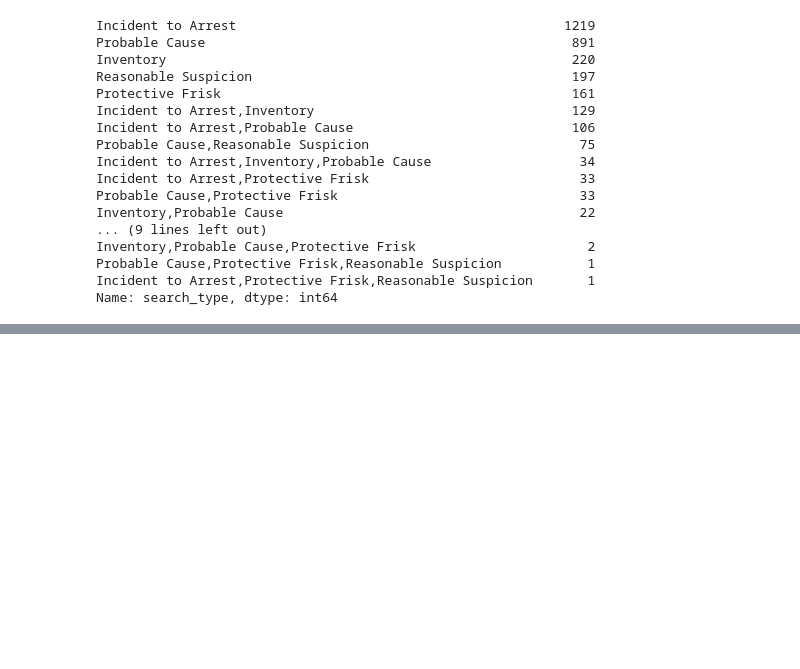
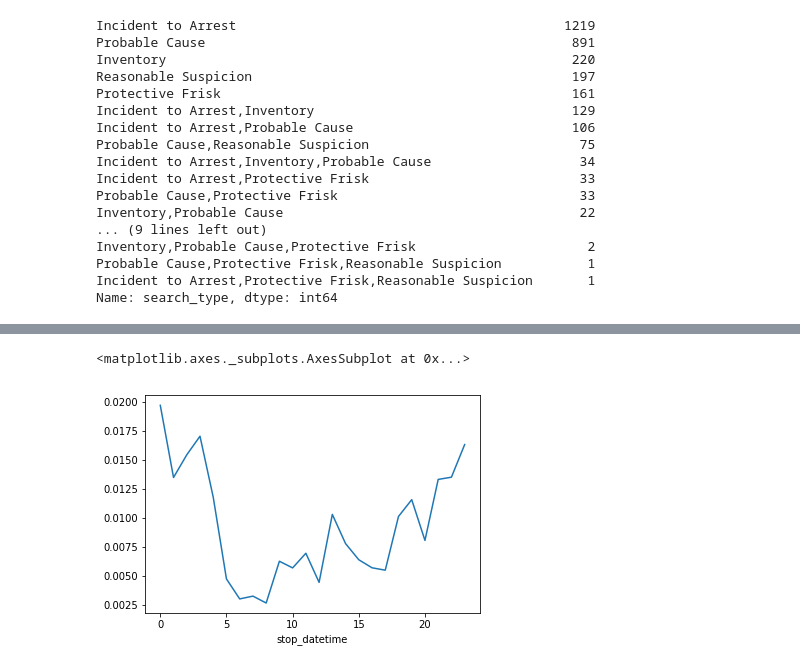
Before and after one commit to Inamdarpushkar/PyR, a Jupyter notebook: PyR.ipynb, the cells around one changed output, grey strips where cells are left out. Drawn from its saved outputs; the diff is of its cells as text; code cells hidden in the pictures; blank space fills up the shorter version.

```diff
--- a/PyR.ipynb
+++ b/PyR.ipynb
@@ -222,3 +222,5 @@ Inventory,Probable Cause,Protective Frisk                      2
 Probable Cause,Protective Frisk,Reasonable Suspicion           1
 Incident to Arrest,Protective Frisk,Reasonable Suspicion       1
 Name: search_type, dtype: int64
+# %%
+ri['frisk']=ri.search_type=="Protective Frisk"
@@ -224,0 +255,2 @@ Name: search_type, dtype: int64
+# %%
+ri['frisk']=ri.search_type.str.contains('Protective Frisk')
@@ -224,0 +291,4 @@ Name: search_type, dtype: int64
+# %%
+combined=ri.stop_date.str.cat(ri.stop_time,sep=' ')
+# %%
+ri['stop_datetime']=pd.to_datetime(combined)
@@ -224,0 +361,6 @@ Name: search_type, dtype: int64
+# %%
+
+ri.groupby(ri.stop_datetime.dt.hour).drugs_related_stop.mean().plot()
+# %% [output]
+<matplotlib.axes._subplots.AxesSubplot at 0x...>
+[figure, added]
```
Also changed, not shown: parts of 17 cells of this notebook.
